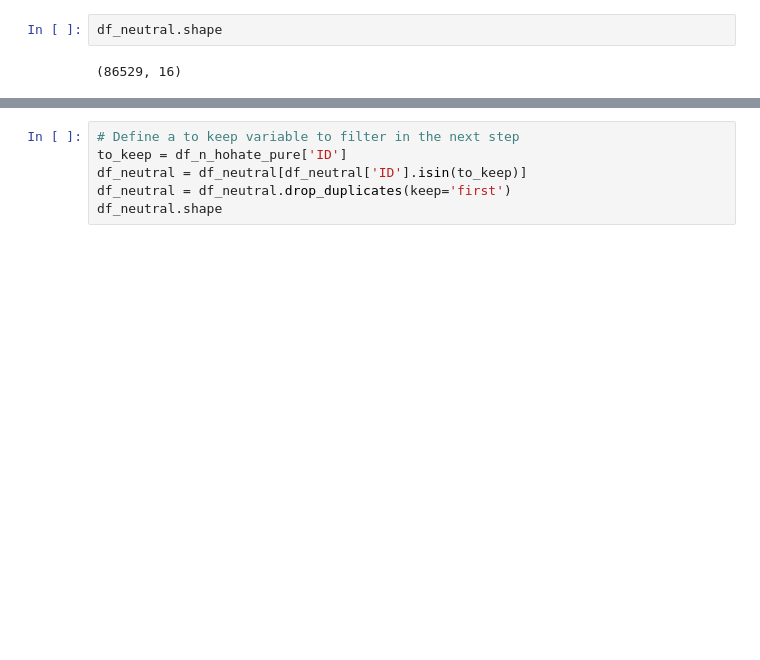
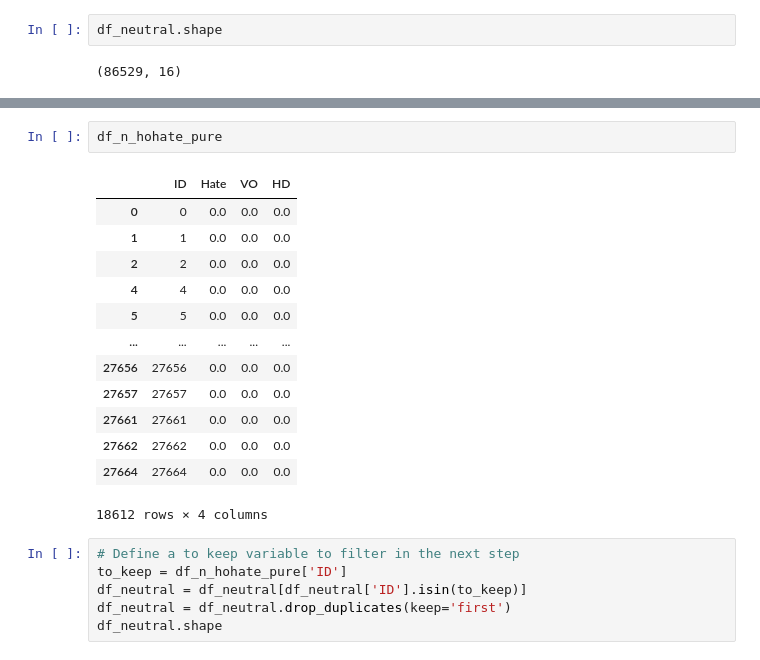
Before and after one commit to uadR1/nlphatespeech, a Jupyter notebook: Aras/Collect_Data/collectalldata.ipynb, the cells around one changed output, grey strips where cells are left out. Drawn from its saved outputs; the diff is of its cells as text; blank space fills up the shorter version.

```diff
--- a/Aras/Collect_Data/collectalldata.ipynb
+++ b/Aras/Collect_Data/collectalldata.ipynb
@@ -204,3 +216,19 @@ df_n_hohate_pure.shape
+# %%
+df_n_hohate_pure
+# %% [output]
+|  | ID | Hate | VO | HD |
+| 0 | 0 | 0.0 | 0.0 | 0.0 |
+| 1 | 1 | 0.0 | 0.0 | 0.0 |
+| 2 | 2 | 0.0 | 0.0 | 0.0 |
+| 4 | 4 | 0.0 | 0.0 | 0.0 |
+| 5 | 5 | 0.0 | 0.0 | 0.0 |
+| ... | ... | ... | ... | ... |
+| 27656 | 27656 | 0.0 | 0.0 | 0.0 |
+| 27657 | 27657 | 0.0 | 0.0 | 0.0 |
+| 27661 | 27661 | 0.0 | 0.0 | 0.0 |
+| 27662 | 27662 | 0.0 | 0.0 | 0.0 |
+| 27664 | 27664 | 0.0 | 0.0 | 0.0 |
+18612 rows × 4 columns
 # %%
 # Define a to keep variable to filter in the next step
 to_keep = df_n_hohate_pure['ID']
```
Also changed, not shown: parts of 5 cells of this notebook, 1 other file.
